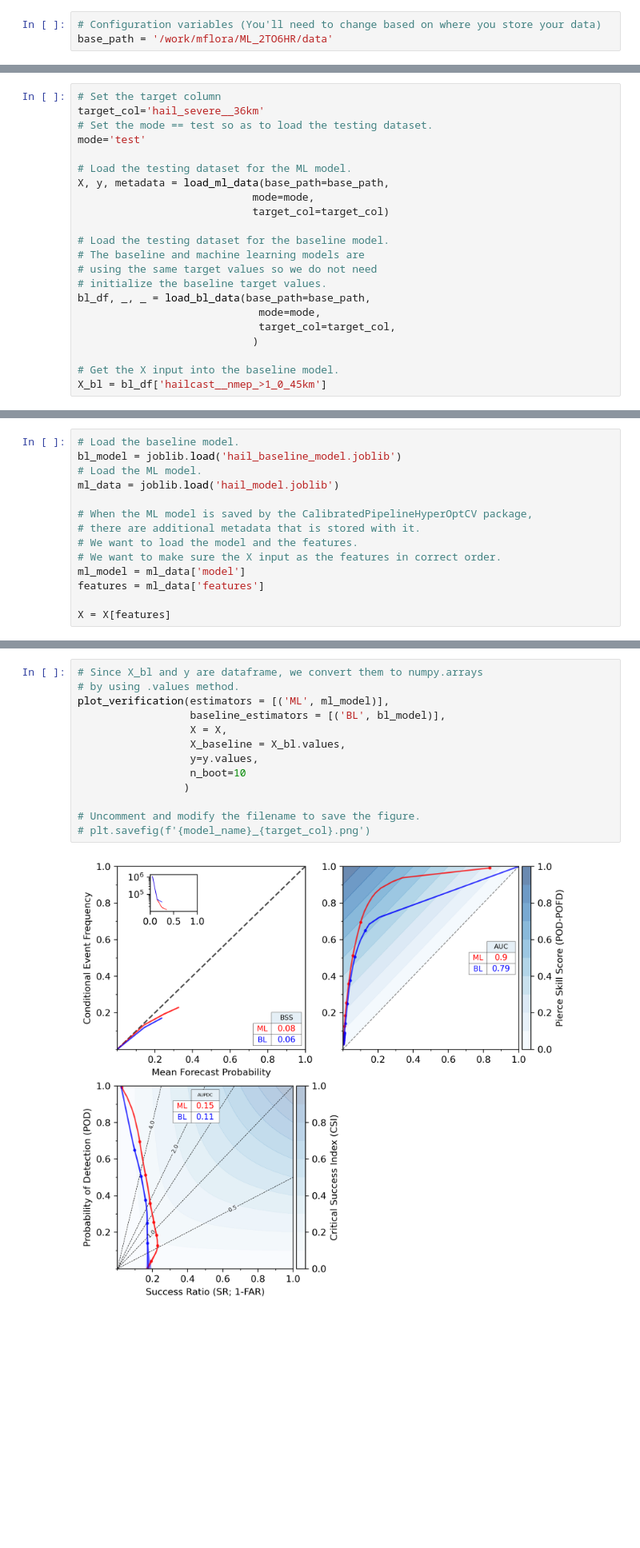
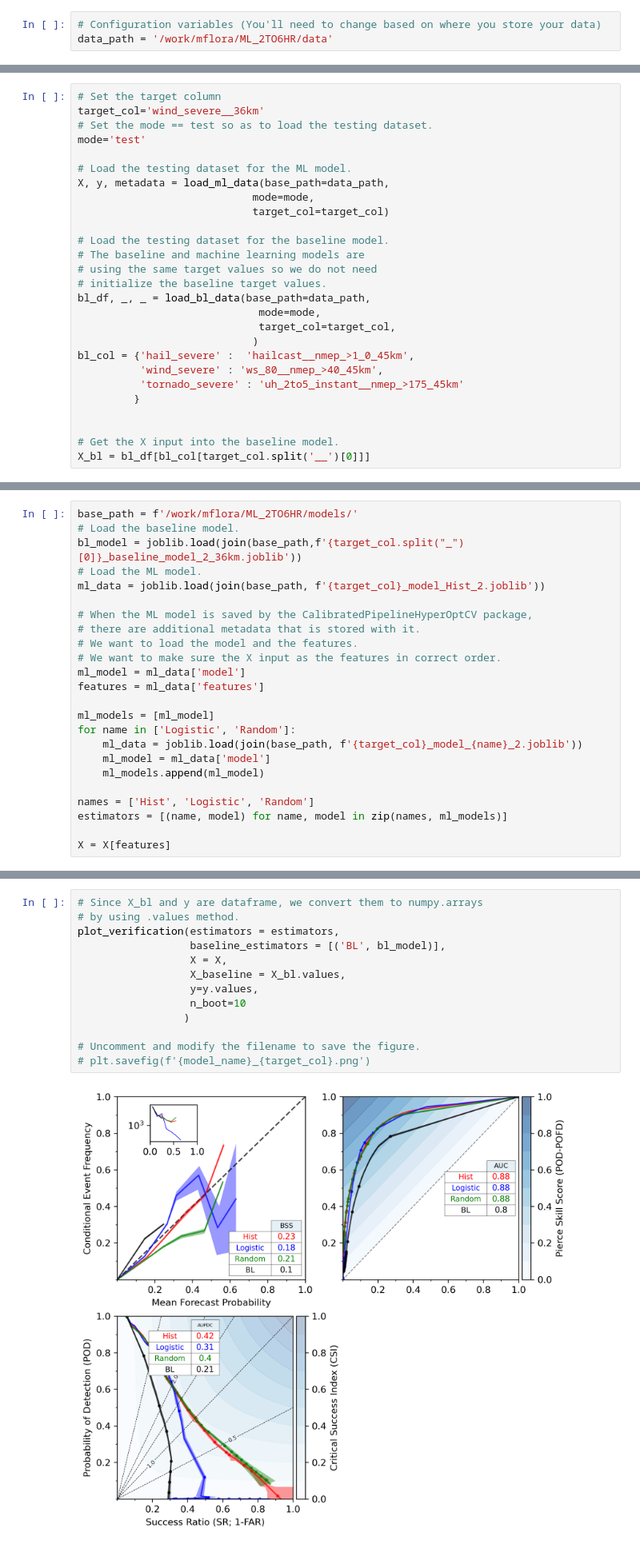
Before and after one commit to NOAA-National-Severe-Storms-Laboratory/frdd-wofs-ml-w2w, a Jupyter notebook: notebooks/evaluation.ipynb, the cells around one changed output, grey strips where cells are left out. Shown at 80% size. Drawn from its saved outputs; the diff is of its cells as text; blank space fills up the shorter version.

```diff
--- a/notebooks/evaluation.ipynb
+++ b/notebooks/evaluation.ipynb
@@ -18,19 +18,19 @@ from main.io import load_ml_data, load_bl_data
 from main.verification import plot_verification
 # %%
 # Configuration variables (You'll need to change based on where you store your data)
-base_path = '/work/mflora/ML_2TO6HR/data'
+data_path = '/work/mflora/ML_2TO6HR/data'
 # %% [markdown]
 <div class="alert alert-block alert-danger"> <b>CAUTION</b> We are evaluating the models, so mode must be set to 'test' in load_ml_data or load_bl_data </div>
 # %% [markdown]
 ### Step 1. Load the ML and Baseline Testing Datasets
 # %%
 # Set the target column
-target_col='hail_severe__36km'
+target_col='wind_severe__36km'
 # Set the mode == test so as to load the testing dataset.
 mode='test'
 
 # Load the testing dataset for the ML model.
-X, y, metadata = load_ml_data(base_path=base_path,
+X, y, metadata = load_ml_data(base_path=data_path,
                             mode=mode,
                             target_col=target_col)
 
@@ -38,20 +38,26 @@ X, y, metadata = load_ml_data(base_path=base_path,
 # The baseline and machine learning models are
 # using the same target values so we do not need
 # initialize the baseline target values.
-bl_df, _, _ = load_bl_data(base_path=base_path,
+bl_df, _, _ = load_bl_data(base_path=data_path,
                              mode=mode,
                              target_col=target_col,
                             )
+bl_col = {'hail_severe' :  'hailcast__nmep_>1_0_45km',
+          'wind_severe' : 'ws_80__nmep_>40_45km',
+          'tornado_severe' : 'uh_2to5_instant__nmep_>175_45km'
+         }
+
 
 # Get the X input into the baseline model.
-X_bl = bl_df['hailcast__nmep_>1_0_45km']
+X_bl = bl_df[bl_col[target_col.split('__')[0]]]
 # %% [markdown]
 ### Step 2. Load the ML and Baseline models.
 # %%
+base_path = f'/work/mflora/ML_2TO6HR/models/'
 # Load the baseline model.
-bl_model = joblib.load('hail_baseline_model.joblib')
+bl_model = joblib.load(join(base_path,f'{target_col.split("_")[0]}_baseline_model_2_36km.joblib'))
 # Load the ML model.
-ml_data = joblib.load('hail_model.joblib')
+ml_data = joblib.load(join(base_path, f'{target_col}_model_Hist_2.joblib'))
 
 # When the ML model is saved by the CalibratedPipelineHyperOptCV package,
 # there are additional metadata that is stored with it.
@@ -60,6 +66,15 @@ ml_data = joblib.load('hail_model.joblib')
 ml_model = ml_data['model']
 features = ml_data['features']
 
+ml_models = [ml_model]
+for name in ['Logistic', 'Random']:
+    ml_data = joblib.load(join(base_path, f'{target_col}_model_{name}_2.joblib'))
+    ml_model = ml_data['model']
+    ml_models.append(ml_model)
+
+names = ['Hist', 'Logistic', 'Random']
+estimators = [(name, model) for name, model in zip(names, ml_models)]
+
 X = X[features]
 # %% [output]
 Intel(R) Extension for Scikit-learn* enabled (https://github.com/intel/scikit-learn-intelex)
@@ -68,15 +83,15 @@ Intel(R) Extension for Scikit-learn* enabled (https://github.com/intel/scikit-le
 # %%
 # Since X_bl and y are dataframe, we convert them to numpy.arrays
 # by using .values method.
-plot_verification(estimators = [('ML', ml_model)],
+plot_verification(estimators = estimators,
                   baseline_estimators = [('BL', bl_model)],
                   X = X,
                   X_baseline = X_bl.values,
                   y=y.values,
                   n_boot=10
                  )
 
 # Uncomment and modify the filename to save the figure.
 # plt.savefig(f'{model_name}_{target_col}.png')
 # %% [output]
-[figure, old version]
+[figure, new version]
```
Also changed, not shown: parts of 1 cell of this notebook, 8 other files.
